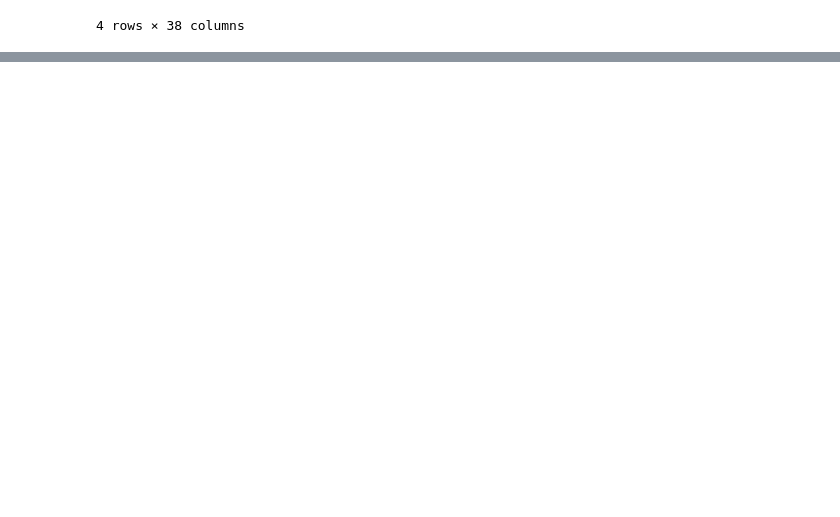
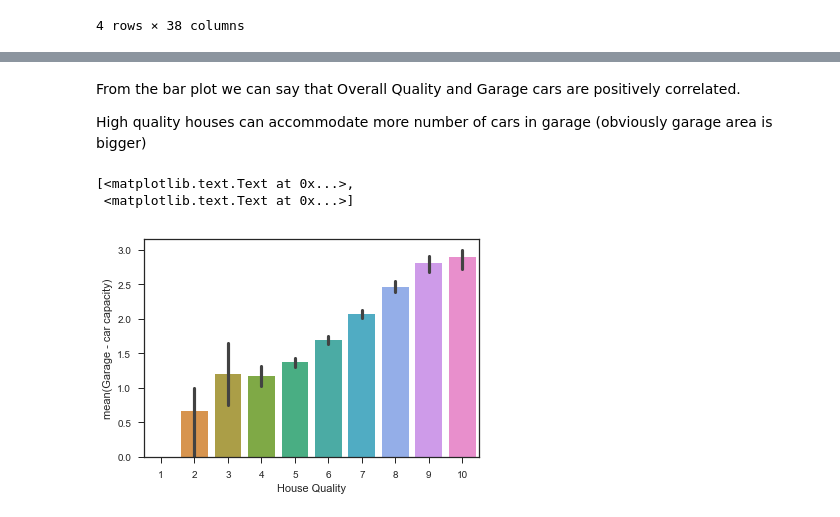
Before and after one commit to NikhilaThota/CapstoneProject_House_Prices_Prediction, a Jupyter notebook: House_prices.ipynb, the cells around one changed output, grey strips where cells are left out. Drawn from its saved outputs; the diff is of its cells as text; code cells hidden in the pictures; blank space fills up the shorter version.

```diff
--- a/House_prices.ipynb
+++ b/House_prices.ipynb
@@ -459,0 +462,13 @@ sns.violinplot(x='Neighborhood', y='SalePrice', data=h_p, scale='count')
+# %% [markdown]
+From the bar plot we can say that Overall Quality and Garage cars are positively correlated.
+
+High quality houses can accommodate more number of cars in garage (obviously garage area is bigger)
+# %%
+sns.set_style('white')
+sns.set_style('ticks')
+g= sns.barplot(x='OverallQual', y='GarageCars', data=h_p_numerical)
+g.set(xlabel='House Quality', ylabel='mean(Garage - car capacity)')
+# %% [output]
+[<matplotlib.text.Text at 0x...>,
+ <matplotlib.text.Text at 0x...>]
+[figure, added]
```
Also changed, not shown: parts of 124 cells of this notebook.
